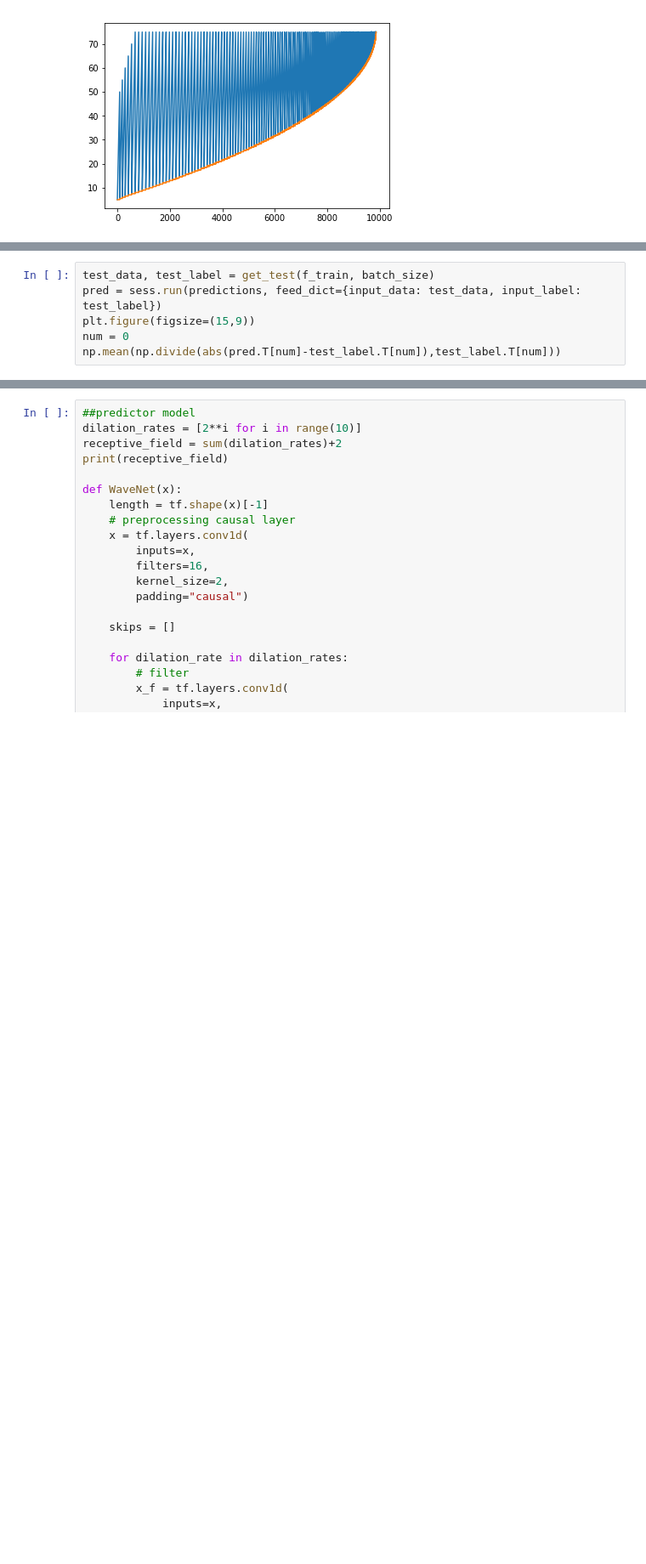
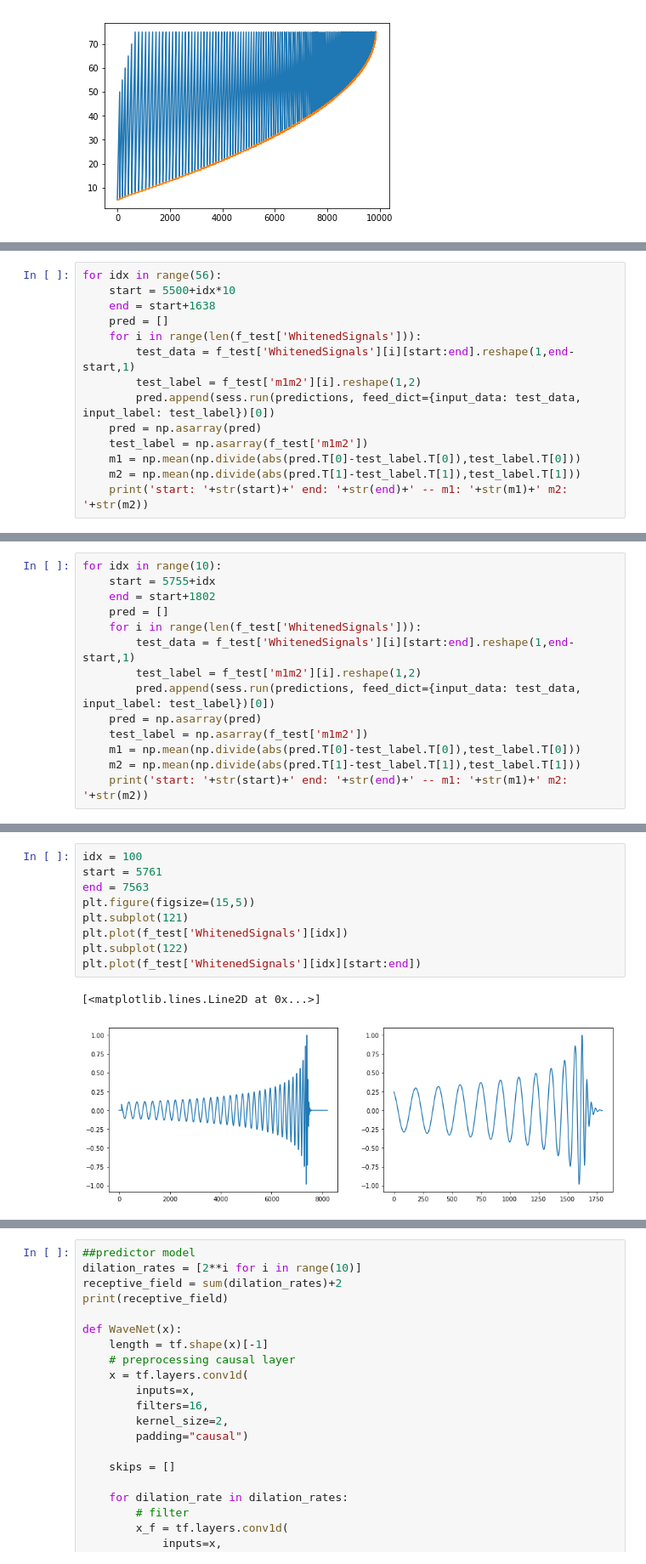
Before and after one commit to jw222/Gravitational-Wave, a Jupyter notebook: MPredictor.ipynb, the cells around one changed output, grey strips where cells are left out. Shown at 85% size. Drawn from its saved outputs; the diff is of its cells as text; blank space fills up the shorter version.

```diff
--- a/MPredictor.ipynb
+++ b/MPredictor.ipynb
@@ -241,6 +273,0 @@ time: 0:00:41.660283
-# %%
-test_data, test_label = get_test(f_train, batch_size)
-pred = sess.run(predictions, feed_dict={input_data: test_data, input_label: test_label})
-plt.figure(figsize=(15,9))
-num = 0
-np.mean(np.divide(abs(pred.T[num]-test_label.T[num]),test_label.T[num]))
@@ -249,0 +311,14 @@ np.mean(np.divide(abs(pred.T[num]-test_label.T[num]),test_label.T[num]))
+# %%
+for idx in range(56):
+    start = 5500+idx*10
+    end = start+1638
+    pred = []
+    for i in range(len(f_test['WhitenedSignals'])):
+        test_data = f_test['WhitenedSignals'][i][start:end].reshape(1,end-start,1)
+        test_label = f_test['m1m2'][i].reshape(1,2)
+        pred.append(sess.run(predictions, feed_dict={input_data: test_data, input_label: test_label})[0])
+    pred = np.asarray(pred)
+    test_label = np.asarray(f_test['m1m2'])
+    m1 = np.mean(np.divide(abs(pred.T[0]-test_label.T[0]),test_label.T[0]))
+    m2 = np.mean(np.divide(abs(pred.T[1]-test_label.T[1]),test_label.T[1]))
+    print('start: '+str(start)+' end: '+str(end)+' -- m1: '+str(m1)+' m2: '+str(m2))
@@ -249,0 +343,14 @@ np.mean(np.divide(abs(pred.T[num]-test_label.T[num]),test_label.T[num]))
+# %%
+for idx in range(10):
+    start = 5755+idx
+    end = start+1802
+    pred = []
+    for i in range(len(f_test['WhitenedSignals'])):
+        test_data = f_test['WhitenedSignals'][i][start:end].reshape(1,end-start,1)
+        test_label = f_test['m1m2'][i].reshape(1,2)
+        pred.append(sess.run(predictions, feed_dict={input_data: test_data, input_label: test_label})[0])
+    pred = np.asarray(pred)
+    test_label = np.asarray(f_test['m1m2'])
+    m1 = np.mean(np.divide(abs(pred.T[0]-test_label.T[0]),test_label.T[0]))
+    m2 = np.mean(np.divide(abs(pred.T[1]-test_label.T[1]),test_label.T[1]))
+    print('start: '+str(start)+' end: '+str(end)+' -- m1: '+str(m1)+' m2: '+str(m2))
@@ -249,0 +368,12 @@ np.mean(np.divide(abs(pred.T[num]-test_label.T[num]),test_label.T[num]))
+# %%
+idx = 100
+start = 5761
+end = 7563
+plt.figure(figsize=(15,5))
+plt.subplot(121)
+plt.plot(f_test['WhitenedSignals'][idx])
+plt.subplot(122)
+plt.plot(f_test['WhitenedSignals'][idx][start:end])
+# %% [output]
+[<matplotlib.lines.Line2D at 0x...>]
+[figure, added]
```
Also changed, not shown: parts of 17 cells of this notebook, 2 other files.
